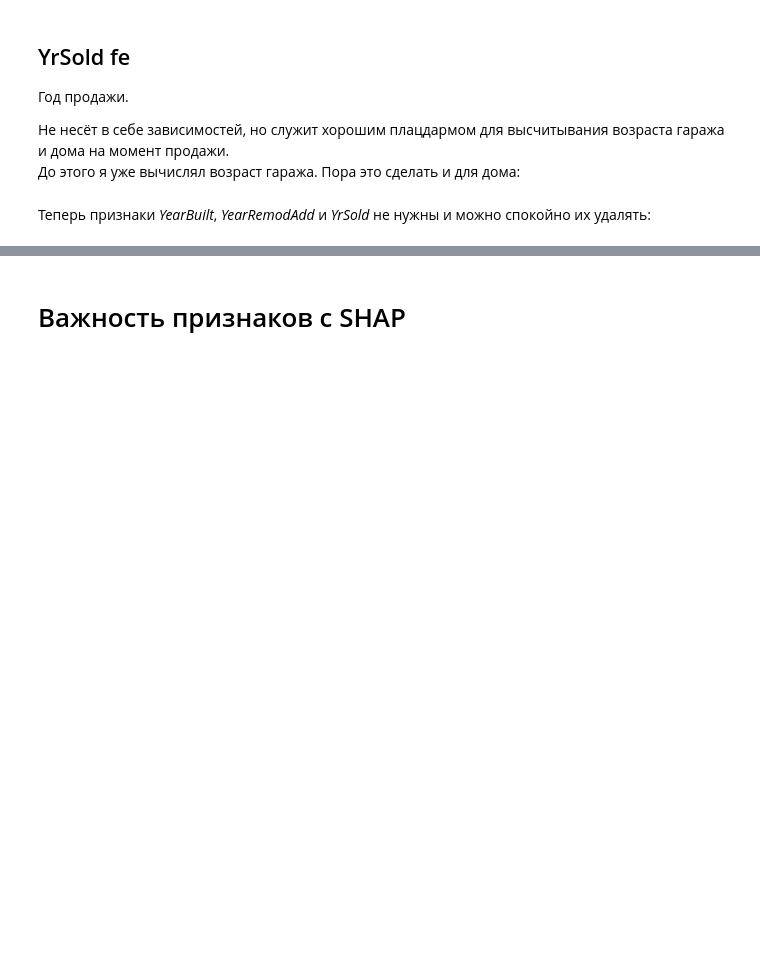
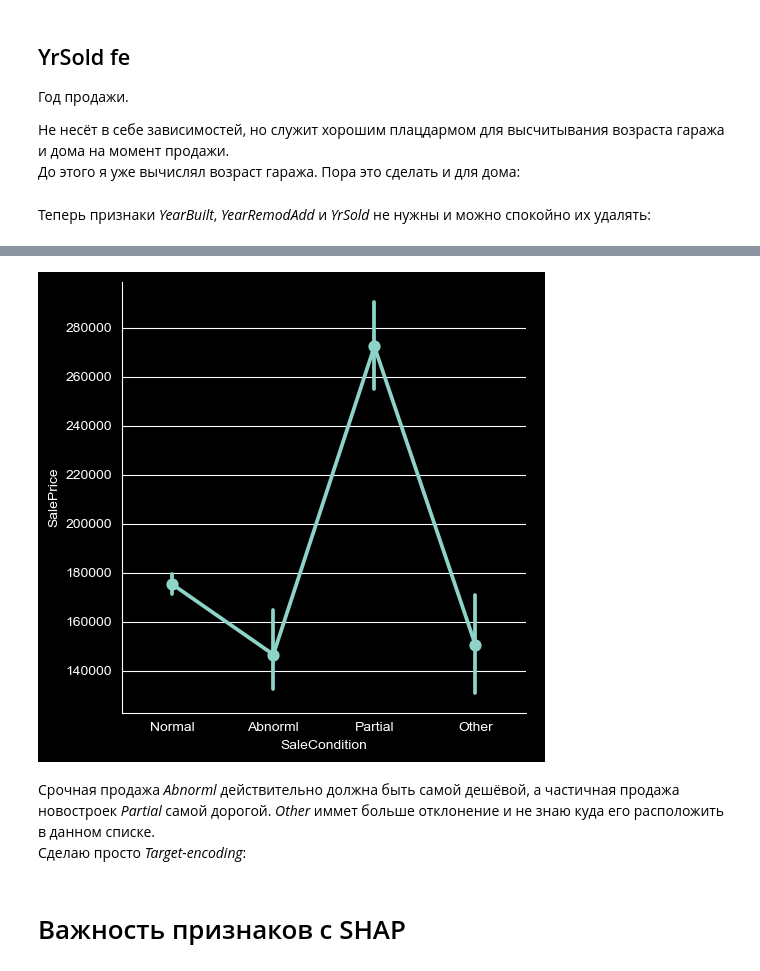
Before and after one commit to SashaCurry/HousePrices, a Jupyter notebook: 2_Feature-engineering.ipynb, the cells around one changed output, grey strips where cells are left out. Saved outputs shown, nothing was run; the diff lists cells and outputs as text; code cells hidden in the pictures; blank space fills up the shorter version.

```diff
--- a/2_Feature-engineering.ipynb
+++ b/2_Feature-engineering.ipynb
@@ -1175,0 +1192,9 @@ df = df.drop(columns=['YearBuilt', 'YearRemodAdd', 'YrSold'])
+# %%
+df['SaleType_Target'] = 0
+
+saletype_target = df.groupby('SaleType')['SalePrice'].mean()
+
+for saletype, target_mean in saletype_target.items():
+    df.loc[df['SaleType'] == saletype, 'SaleType_Target'] = round(target_mean)
+
+df = df.drop(columns='SaleType')
@@ -1175,0 +1206,2 @@ df = df.drop(columns=['YearBuilt', 'YearRemodAdd', 'YrSold'])
+# %%
+df.loc[~df['SaleCondition'].isin(['Normal', 'Abnorml', 'Partial']), 'SaleCondition'] = 'Other'
@@ -1175,0 +1220,9 @@ df = df.drop(columns=['YearBuilt', 'YearRemodAdd', 'YrSold'])
+# %%
+sns.catplot(data=df, x='SaleCondition', y='SalePrice', kind='point')
+plt.show()
+# %% [output]
+[figure, added]
+# %% [markdown]
+Срочная продажа *Abnorml* действительно должна быть самой дешёвой, а частичная продажа новостроек *Partial* самой дорогой. *Other* иммет больше отклонение и не знаю куда его
+расположить в данном списке.\
+Сделаю просто *Target-encoding*:
```
Also changed, not shown: parts of 24 cells of this notebook, 6 other files.
